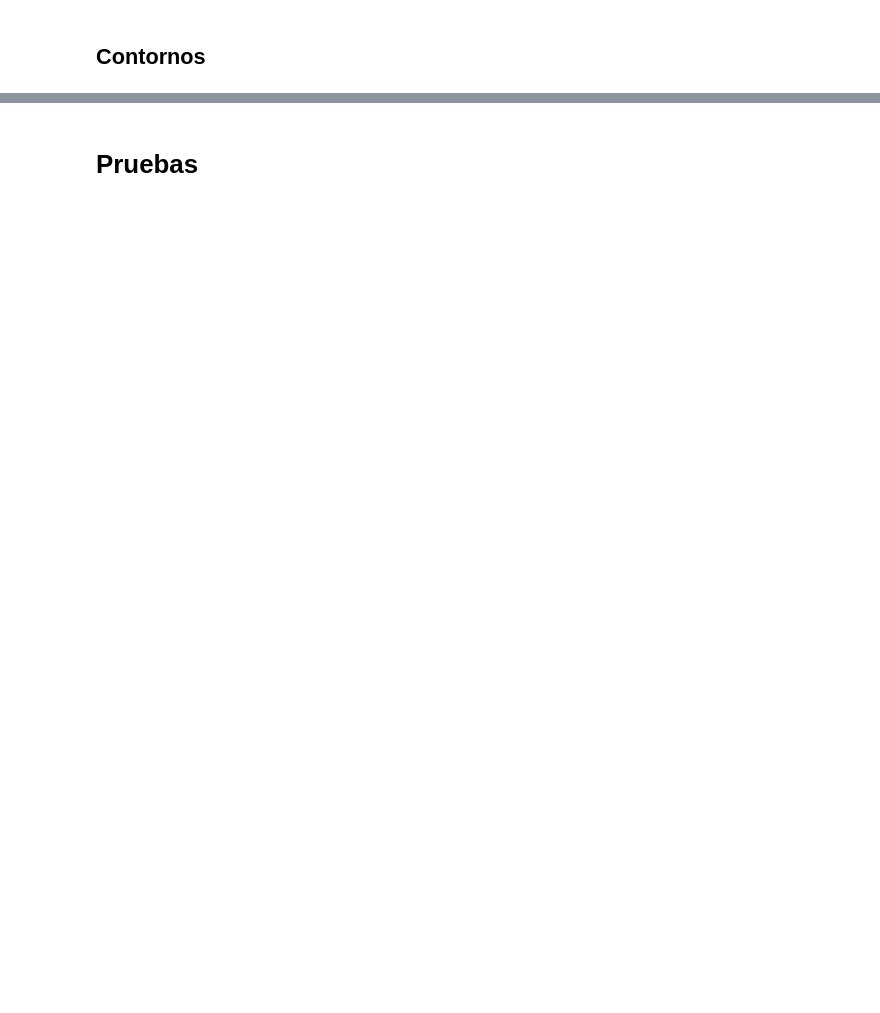
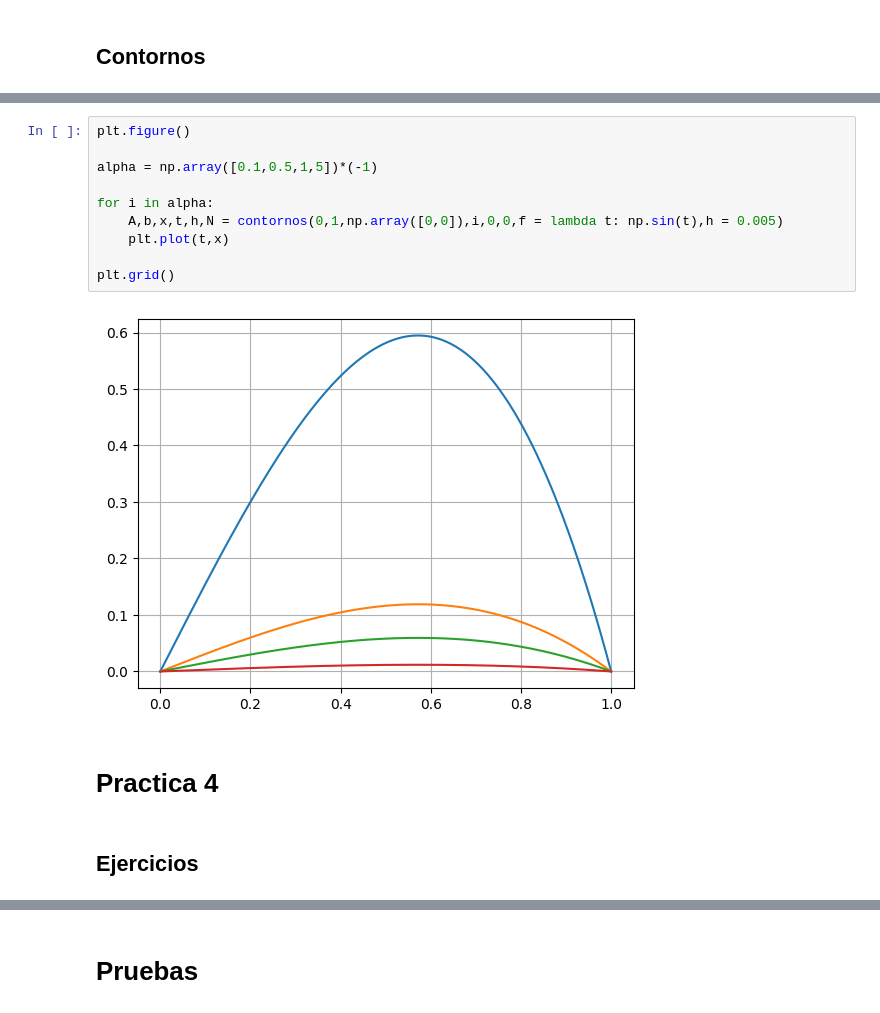
Before and after one commit to BernardoPironio/Ejercicios_calculo_numerico, a Jupyter notebook: Ejercicios calculo.ipynb, the cells around one changed output, grey strips where cells are left out. Cells and saved outputs as stored; diff of their text form; blank space fills up the shorter version.

Commit message:
Ejercicios hasta guia 5

```diff
--- a/Ejercicios calculo.ipynb
+++ b/Ejercicios calculo.ipynb
@@ -546,0 +600,16 @@ plt.grid()
+# %%
+plt.figure()
+
+alpha = np.array([0.1,0.5,1,5])*(-1)
+
+for i in alpha:
+    A,b,x,t,h,N = contornos(0,1,np.array([0,0]),i,0,0,f = lambda t: np.sin(t),h = 0.005)
+    plt.plot(t,x)
+
+plt.grid()
+# %% [output]
+[figure, added]
+# %% [markdown]
+# Practica 4
+# %% [markdown]
+## Ejercicios
```
Also changed, not shown: parts of 61 cells of this notebook, 2 other files.
